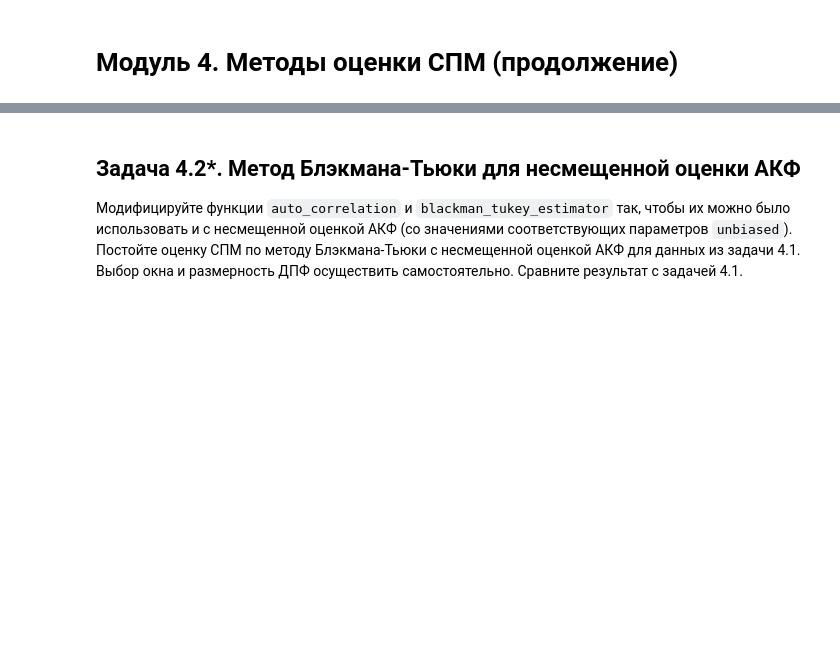
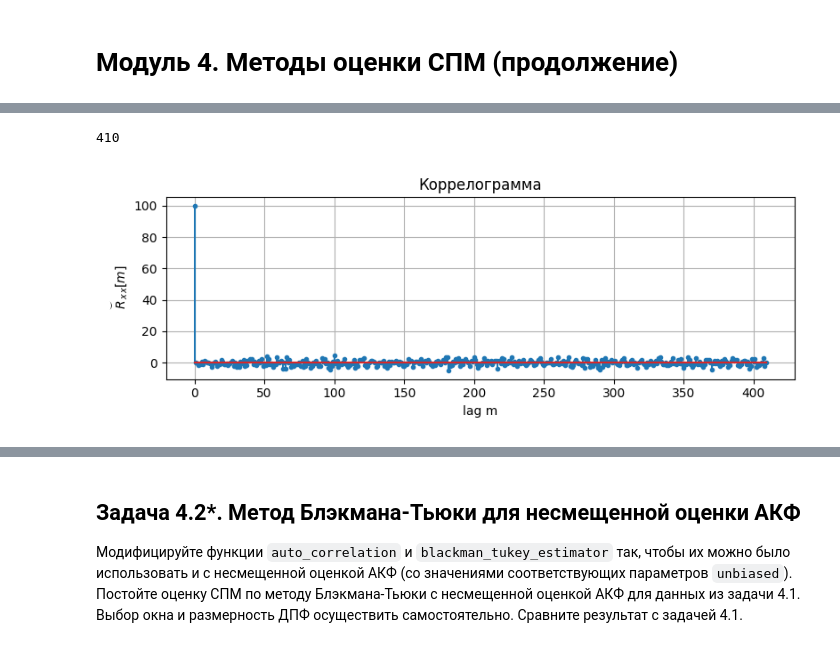
Before and after one commit to derzhavin3016/DSP-labs, a Jupyter notebook: lab5/dsp_lab5.ipynb, the cells around one changed output, grey strips where cells are left out. Saved outputs shown, nothing was run; the diff lists cells and outputs as text; code cells hidden in the pictures; blank space fills up the shorter version.

```diff
--- a/lab5/dsp_lab5.ipynb
+++ b/lab5/dsp_lab5.ipynb
@@ -257,0 +256,27 @@ x = np.load("variant_N_ex_3_1.npy")
+# %%
+x = np.load("data/variant_2_ex_3_1.npy")
+fs = 16_000
+N1 = int(np.ceil(len(x) / 10))
+N1
+# %% [output]
+410
+# %%
+def auto_correlation(x, N1, mode="biased"):
+    Rx = signal.correlate(x, x) / len(x)
+    lag = np.arange(-(len(x) - 1), len(x))
+    return Rx[np.logical_and(lag <= N1 - 1, lag >= 0)]
+# %%
+Rx = auto_correlation(x, N1, mode="biased")
+plt.figure(figsize=[8, 3])
+plt.tight_layout()
+plt.stem(np.arange(len(Rx)), Rx, linefmt="", markerfmt=".")
+plt.title("Коррелограмма")
+plt.xlabel("lag m")
+plt.ylabel("${{\\overset{\\smile}{R}}_{x}}_x[m]$")
+plt.grid()
+# plt.xlim([3000, 3050])
+# plt.ylim([0, 0.1])
+plt.tight_layout()
+plt.show()
+# %% [output]
+[figure, added]
```
Also changed, not shown: parts of 17 cells of this notebook, 1 other file.
